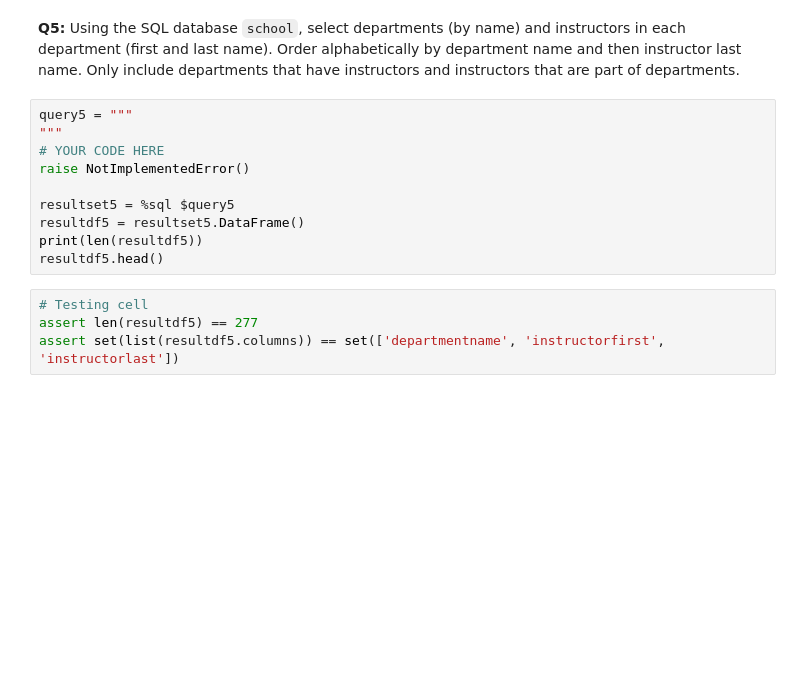
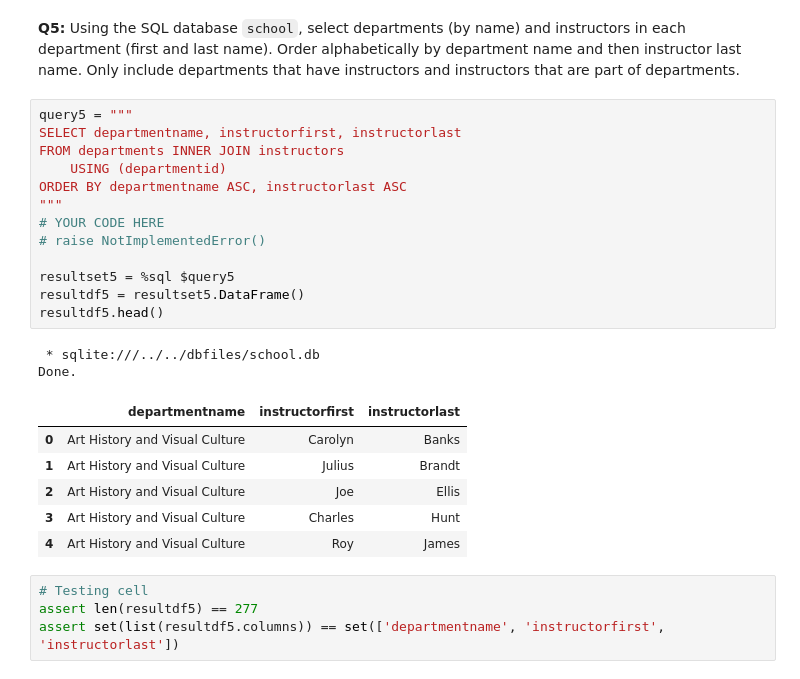
Before and after one commit to adp11/cs181-f22-student, a Jupyter notebook: hw/HW_4.c/multiple_inner.ipynb, the cells around one changed output. Cells and saved outputs as stored; diff of their text form; blank space fills up the shorter version.

```diff
--- a/hw/HW_4.c/multiple_inner.ipynb
+++ b/hw/HW_4.c/multiple_inner.ipynb
@@ -159,14 +220,26 @@ resultset.DataFrame()
 **Q5:** Using the SQL database `school`, select departments (by name) and instructors in each department (first and last name).  Order alphabetically by department name and then instructor last name.  Only include departments that have instructors and instructors that are part of departments.
 # %%
 query5 = """
+SELECT departmentname, instructorfirst, instructorlast
+FROM departments INNER JOIN instructors
+    USING (departmentid)
+ORDER BY departmentname ASC, instructorlast ASC
 """
 # YOUR CODE HERE
-raise NotImplementedError()
+# raise NotImplementedError()
 
 resultset5 = %sql $query5
 resultdf5 = resultset5.DataFrame()
-print(len(resultdf5))
 resultdf5.head()
+# %% [output]
+ * sqlite:///../../dbfiles/school.db
+Done.
+|  | departmentname | instructorfirst | instructorlast |
+| 0 | Art History and Visual Culture | Carolyn | Banks |
+| 1 | Art History and Visual Culture | Julius | Brandt |
+| 2 | Art History and Visual Culture | Joe | Ellis |
+| 3 | Art History and Visual Culture | Charles | Hunt |
+| 4 | Art History and Visual Culture | Roy | James |
 # %%
 # Testing cell
 assert len(resultdf5) == 277
```
Also changed, not shown: parts of 11 cells of this notebook.
